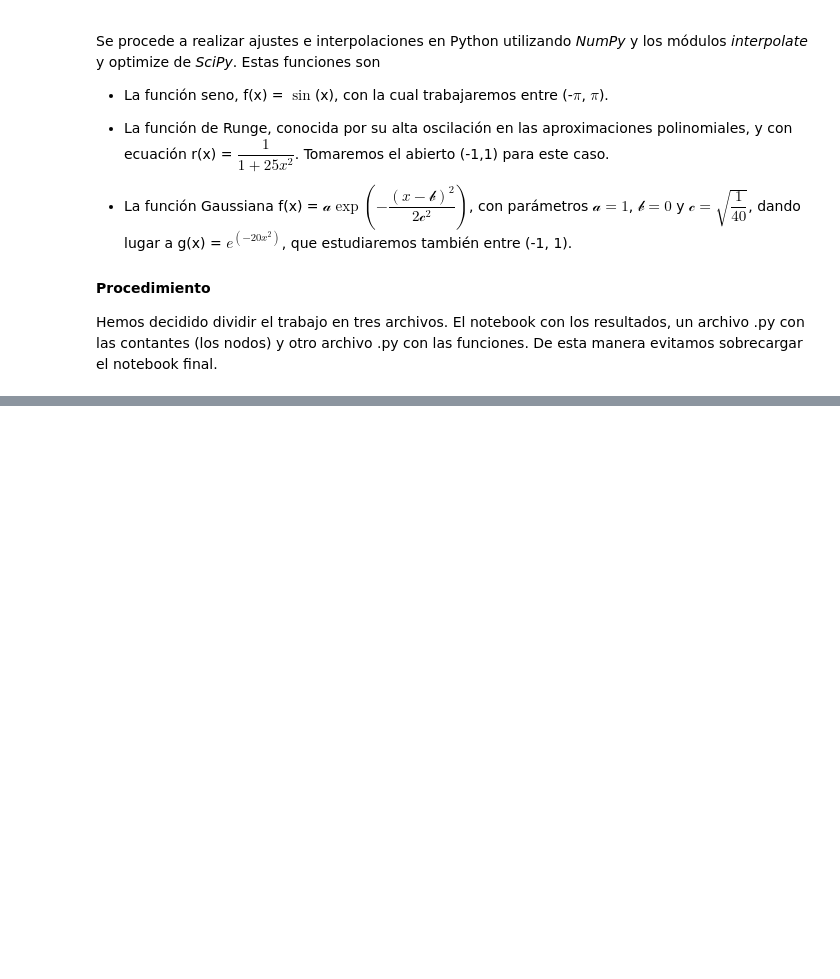
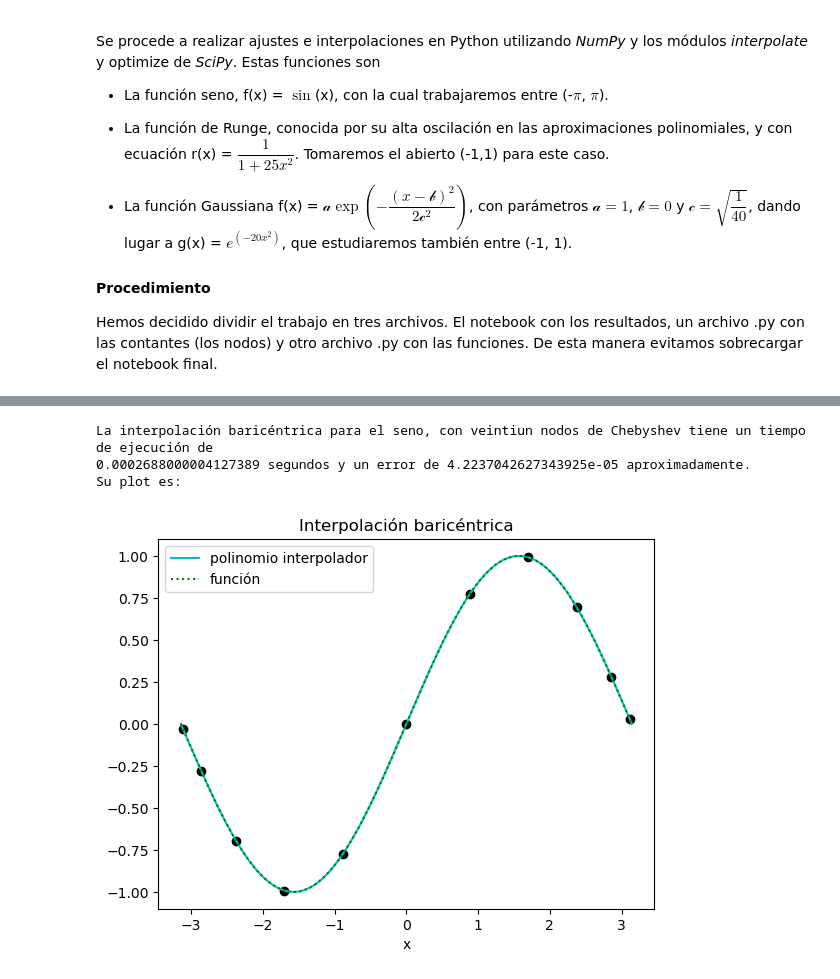
Before and after one commit to adanaviles/master_matematica_unir, a Jupyter notebook: programacion_cientifica/practica_grupal/practica.ipynb, the cells around one changed output, grey strips where cells are left out. Saved outputs shown, nothing was run; the diff lists cells and outputs as text; code cells hidden in the pictures; blank space fills up the shorter version.

```diff
--- a/programacion_cientifica/practica_grupal/practica.ipynb
+++ b/programacion_cientifica/practica_grupal/practica.ipynb
@@ -49,0 +91,13 @@ array([1.87804243e-86, 1.36512197e-55, 1.37573233e-31, 1.92217473e-14,
+# %%
+# Polinomio interpolador que se obtiene con 11 nodos de Chebyshev en la función seno
+coefs_pol, fig_cheby_sin__11, tiempo_ejecucion_cheby_sin_11, error_cheby_sin_11 = F.inter_bar(const.nodos_cheby_sin_11,
+                                                                                            F.sin_vec,
+                                                                                            const.abscisas_sin)
+print('La interpolación baricéntrica para el seno, con veintiun nodos de Chebyshev tiene un tiempo de ejecución de \n' +\
+     str(tiempo_ejecucion_cheby_sin_11) +' y un error de ' + str(error_cheby_sin_11) + ' aproximadamente. \nSu plot es: ')
+fig_cheby_sin__11
+# %% [output]
+La interpolación baricéntrica para el seno, con veintiun nodos de Chebyshev tiene un tiempo de ejecución de
+0.0002688000004127389 segundos y un error de 4.2237042627343925e-05 aproximadamente.
+Su plot es:
+[figure, added]
```
Also changed, not shown: parts of 70 cells of this notebook, 4 other files.
